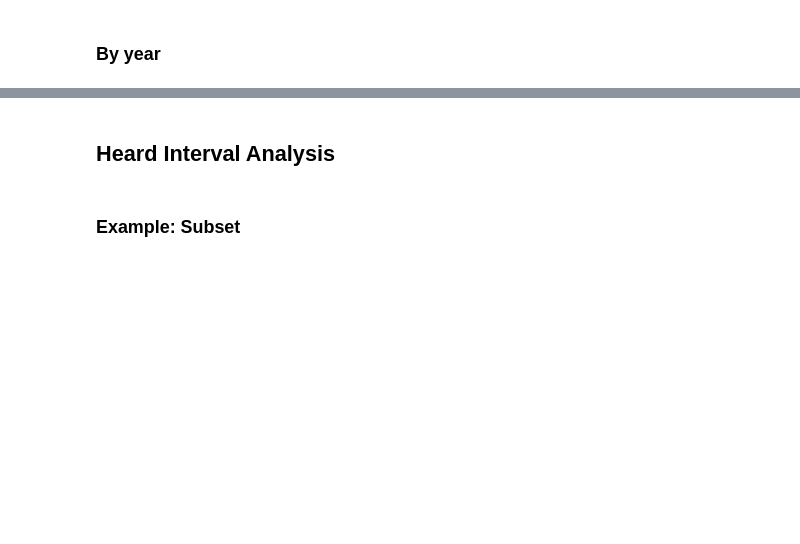
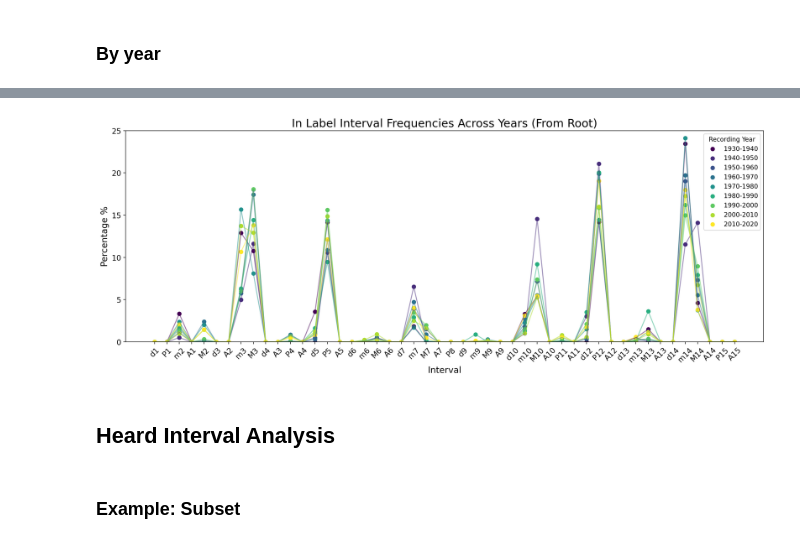
Before and after one commit to 1chenjes1/EPFL_DCML_2025, a Jupyter notebook: Notebooks/2 - IntervalAnalysis.ipynb, the cells around one changed output, grey strips where cells are left out. Cells and saved outputs as stored; diff of their text form; code cells hidden in the pictures; blank space fills up the shorter version.

```diff
--- a/Notebooks/2 - IntervalAnalysis.ipynb
+++ b/Notebooks/2 - IntervalAnalysis.ipynb
@@ -252,3 +212,68 @@ plt.show()
+# %%
+baseline_df = pd.DataFrame({
+    'interval_name': ia.canonical_intervals,
+    'percentage': 0.0
+})
+
+keys = list(data_ILC_year.keys())
+
+fig, ax = plt.subplots(figsize=(15, 6))  # One figure and one axis
+
+colors = plt.colormaps['viridis']
+
+for i, key in enumerate(keys):
+    # Format title from key (tuple or string)
+    if isinstance(key, tuple):
+        label = " – ".join(str(k) for k in key)
+    else:
+        label = str(key)
+
+    interval = data_ILC_year[key]
+    interval = pd.DataFrame({'interval_name': interval['interval from root'], 'duration': interval['duration_qb']})
+    interval = interval.explode('interval_name')
+
+    interval_counts = (
+        interval.groupby(['interval_name'])['duration']
+        .sum()
+        .reset_index(name='weighted_count')
+    )
+
+    #interval_counts['semitone'] = interval_counts['interval_name'].apply(lambda x: m21.interval.Interval(x).semitones)
+    interval_counts['semitone'] = interval_counts['interval_name'].map(ia.interval_order)
+    count = interval_counts.sort_values('semitone', ascending=True)
+    total = count['weighted_count'].sum()
+    count['percentage'] = (count['weighted_count'] / total)*100
+
+    merged_df = pd.merge(
+        baseline_df[['interval_name']],
+        count[['interval_name', 'percentage']],
+        on='interval_name',
+        how='left'
+    )
+
+    # Step 3: fill NaNs with 0 where artist didn't have that interval
+    merged_df['percentage'] = merged_df['percentage'].fillna(0)
+
+    # Optional: drop the extra '_base' and '_actual' columns if needed
+    merged_df = merged_df[['interval_name', 'percentage']]
+
+    # Plot bar chart
+    ax.plot(merged_df['interval_name'], merged_df['percentage'], color=colors(i / (len(keys) - 1)), alpha=0.5)
+    ax.scatter(merged_df['interval_name'], merged_df['percentage'], label=label, color=colors(i / (len(keys) - 1)))
+
+ax.set_ylim(0, 25)
+ax.tick_params(axis='x', labelsize=12, rotation=45)
+ax.tick_params(axis='y', labelsize=12)
+ax.set_xlabel('Interval', fontsize=14)
+ax.set_ylabel('Percentage %', fontsize=14)
+ax.set_title(f'In Label Interval Frequencies Across Years (From Root)', fontsize=18)
+ax.legend(title='Recording Year')
+
+plt.tight_layout()
+plt.savefig(f"../Results/Year_Interval_InLabel_From_Root")
+plt.show()
+# %% [output]
+[figure, added]
 # %% [markdown]
 ## Heard Interval Analysis
 # %% [markdown]
```
Also changed, not shown: parts of 18 cells of this notebook, 12 other files.
